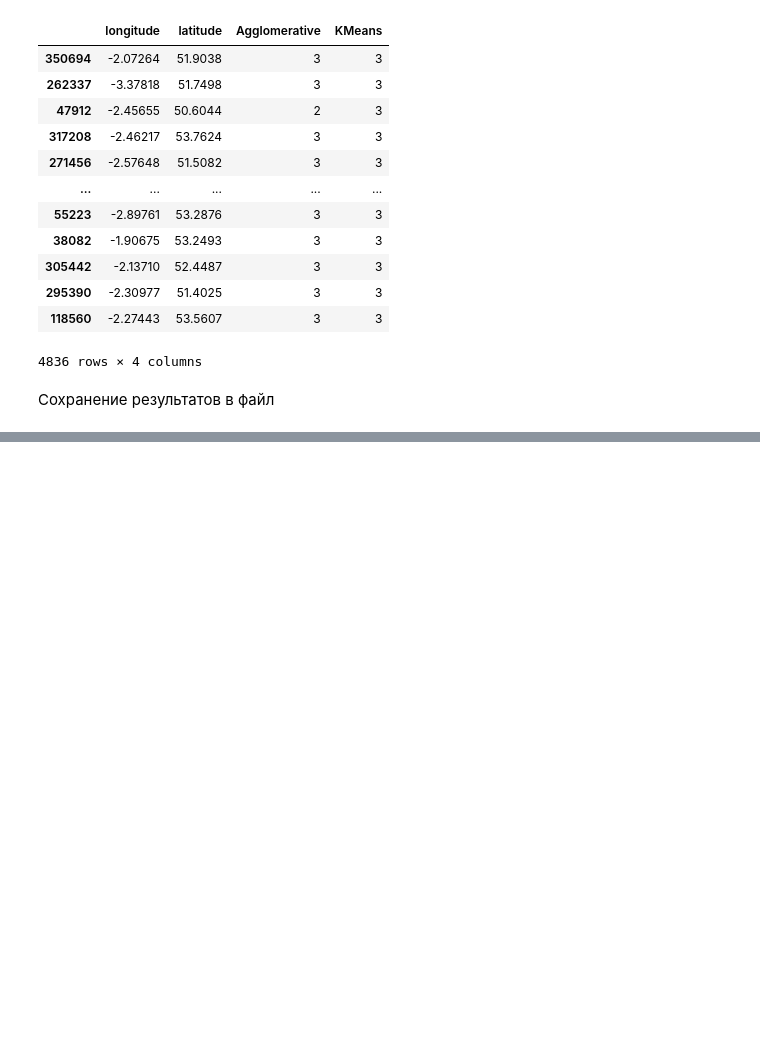
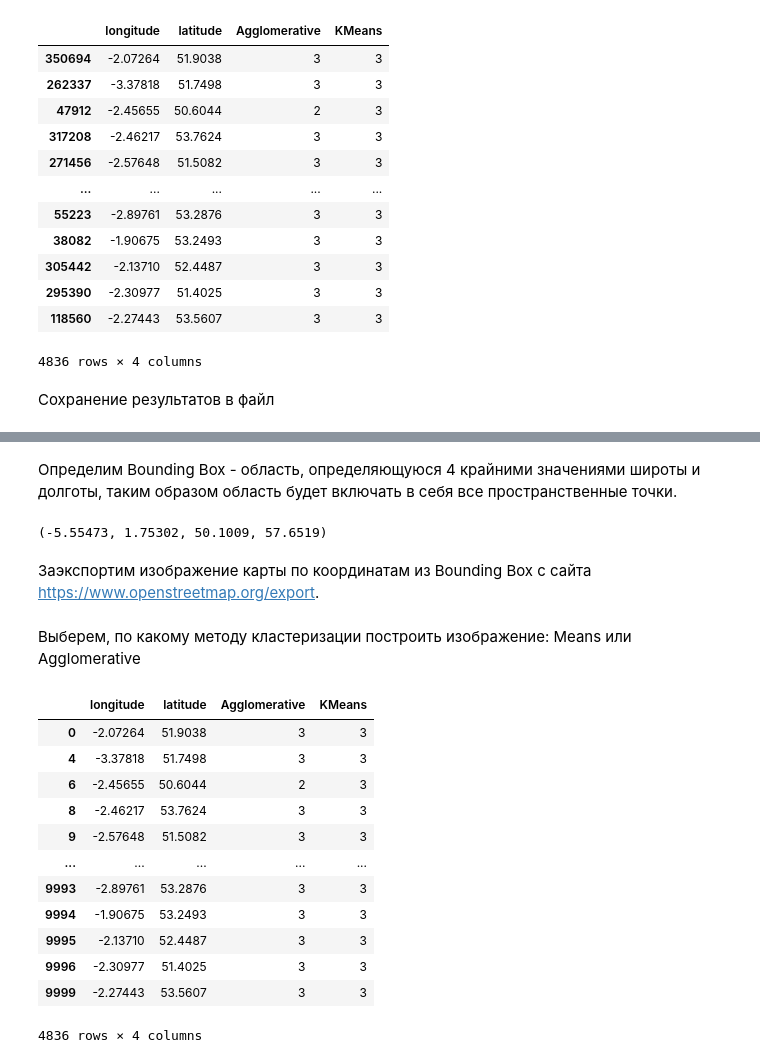
Before and after one commit to renett-t/data-mining-course, a Jupyter notebook: clusterization/1_Clusterisation_Data_mining_couse_2022.ipynb, the cells around one changed output, grey strips where cells are left out. Drawn from its saved outputs; the diff is of its cells as text; code cells hidden in the pictures; blank space fills up the shorter version.

```diff
--- a/clusterization/1_Clusterisation_Data_mining_couse_2022.ipynb
+++ b/clusterization/1_Clusterisation_Data_mining_couse_2022.ipynb
@@ -256,0 +274,9 @@ data.to_csv('result/result_urbanGb.csv', index=False)
+# %% [markdown]
+Определим Bounding Box - область, определяющуюся 4 крайними значениями широты и долготы, таким образом область будет включать в себя все пространственные точки.
+# %%
+BBox = ((geo_data.longitude.min(), geo_data.longitude.max(), geo_data.latitude.min(), geo_data.latitude.max()))
+print(BBox)
+# %% [output]
+(-5.55473, 1.75302, 50.1009, 57.6519)
+# %% [markdown]
+Заэкспортим изображение карты по координатам из Bounding Box с сайта https://www.openstreetmap.org/export.
@@ -256,0 +286,18 @@ data.to_csv('result/result_urbanGb.csv', index=False)
+# %% [markdown]
+Выберем, по какому методу кластеризации построить изображение: Means или Agglomerative
+# %%
+clusterization_algo = 'KMeans'
+# %% [output]
+|  | longitude | latitude | Agglomerative | KMeans |
+| 0 | -2.07264 | 51.9038 | 3 | 3 |
+| 4 | -3.37818 | 51.7498 | 3 | 3 |
+| 6 | -2.45655 | 50.6044 | 2 | 3 |
+| 8 | -2.46217 | 53.7624 | 3 | 3 |
+| 9 | -2.57648 | 51.5082 | 3 | 3 |
+| ... | ... | ... | ... | ... |
+| 9993 | -2.89761 | 53.2876 | 3 | 3 |
+| 9994 | -1.90675 | 53.2493 | 3 | 3 |
+| 9995 | -2.13710 | 52.4487 | 3 | 3 |
+| 9996 | -2.30977 | 51.4025 | 3 | 3 |
+| 9999 | -2.27443 | 53.5607 | 3 | 3 |
+4836 rows × 4 columns
```
Also changed, not shown: parts of 9 cells of this notebook, 3 other files.
